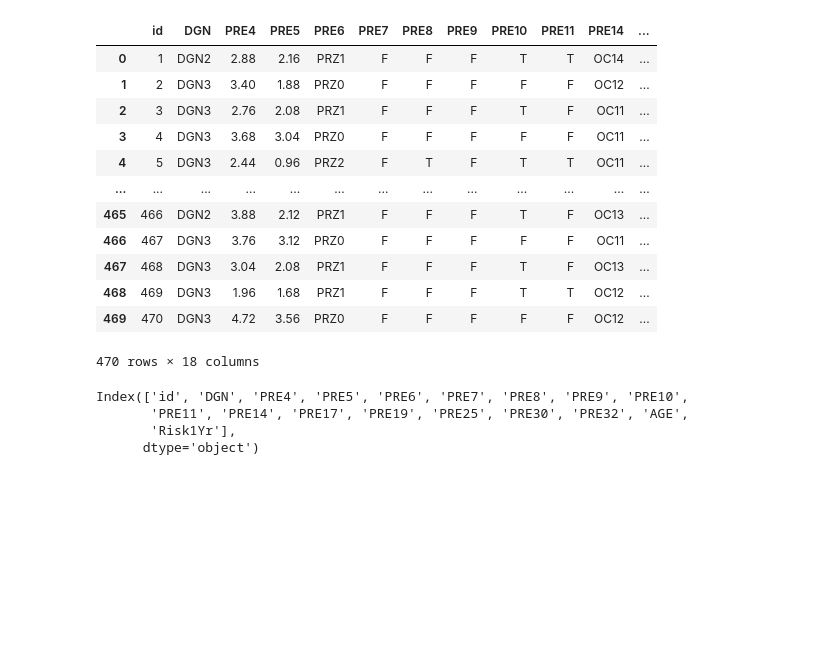
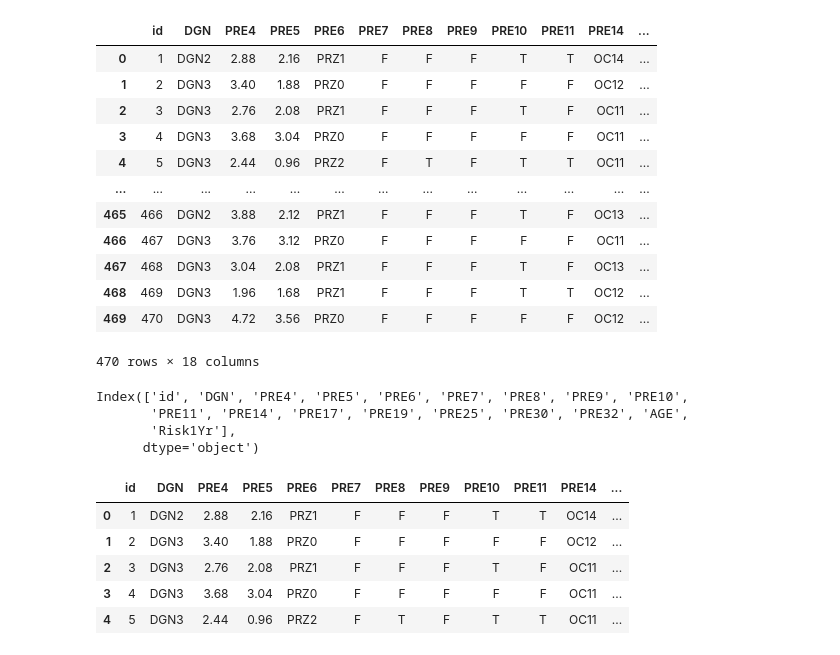
Before and after one commit to rcm2005/Data-Science, a Jupyter notebook: sprint2/Bases Challenge/Thoraric-base.ipynb, the cells around one changed output. Drawn from its saved outputs; the diff is of its cells as text; code cells hidden in the pictures; blank space fills up the shorter version.

```diff
--- a/sprint2/Bases Challenge/Thoraric-base.ipynb
+++ b/sprint2/Bases Challenge/Thoraric-base.ipynb
@@ -30,3 +30,12 @@ Index(['id', 'DGN', 'PRE4', 'PRE5', 'PRE6', 'PRE7', 'PRE8', 'PRE9', 'PRE10',
        'PRE11', 'PRE14', 'PRE17', 'PRE19', 'PRE25', 'PRE30', 'PRE32', 'AGE',
        'Risk1Yr'],
       dtype='object')
+# %%
+base_thoracic.head(5)
+# %% [output]
+|  | id | DGN | PRE4 | PRE5 | PRE6 | PRE7 | PRE8 | PRE9 | PRE10 | PRE11 | PRE14 | ... |
+| 0 | 1 | DGN2 | 2.88 | 2.16 | PRZ1 | F | F | F | T | T | OC14 | ... |
+| 1 | 2 | DGN3 | 3.40 | 1.88 | PRZ0 | F | F | F | F | F | OC12 | ... |
+| 2 | 3 | DGN3 | 2.76 | 2.08 | PRZ1 | F | F | F | T | F | OC11 | ... |
+| 3 | 4 | DGN3 | 3.68 | 3.04 | PRZ0 | F | F | F | F | F | OC11 | ... |
+| 4 | 5 | DGN3 | 2.44 | 0.96 | PRZ2 | F | T | F | T | T | OC11 | ... |
```
Also changed, not shown: parts of 7 cells of this notebook.
